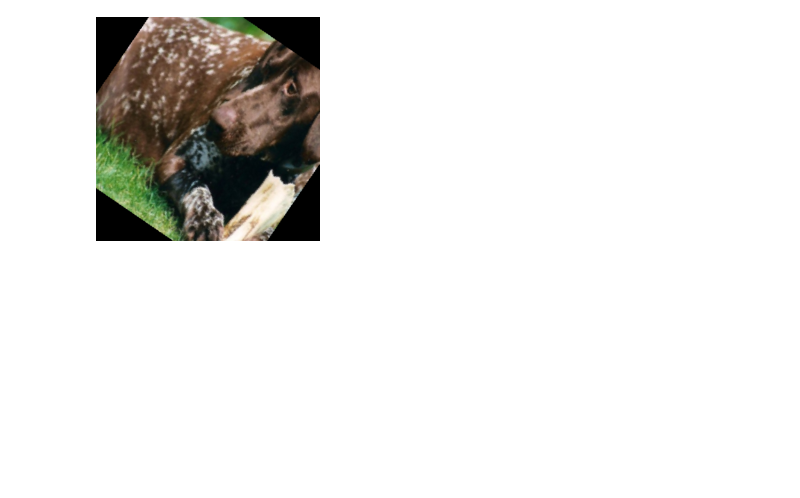
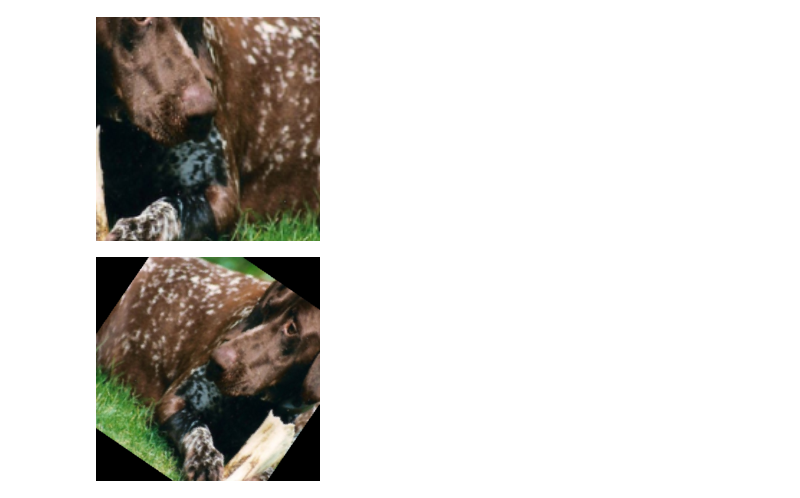
Before and after one commit to beotborry/ConformalXAI, a Jupyter notebook: explanation.ipynb, the cells around one changed output. Cells and saved outputs as stored; diff of their text form; code cells hidden in the pictures; blank space fills up the shorter version.

```diff
--- a/explanation.ipynb
+++ b/explanation.ipynb
@@ -20,21 +20,24 @@ T_config
 # %%
 orig_img_path = "/home/juhyeon/Imagenet/train/n02100236/n02100236_18.JPEG"
 # orig_img_path = "/home/juhyeon/Imagenet/train/n01443537/n01443537_605.JPEG"
 # orig_img_path = "/home/juhyeon/Imagenet/train/n01614925/n01614925_13.JPEG"
 # orig_img_path = "/home/juhyeon/Imagenet/train/n02100236/n02100236_390.JPEG"
 
 
 model = resnet50(weights = ResNet50_Weights.DEFAULT).eval().cuda()
 
 
 orig_img = Image.open(orig_img_path)
 _orig_img = tensorize(center_crop_224(resize_232(orig_img))).unsqueeze(0).cuda()
 
 expl_method = "LayerXAct"
 expl_func = ExplFactory().get_explainer(model = model, expl_method = expl_method)
 
 # center_crop_224(resize_322(orig_img))
 
 # center_crop_224(resize_322(center_crop_224(resize_322(orig_img))))
 orig_img = center_crop_224(resize_322(orig_img))
+tmp = center_crop_224(resize_322(resize_224(orig_img)))
+# %% [output]
+[figure, added]
 # %%
```
Also changed, not shown: parts of 5 cells of this notebook, 5 other files.
